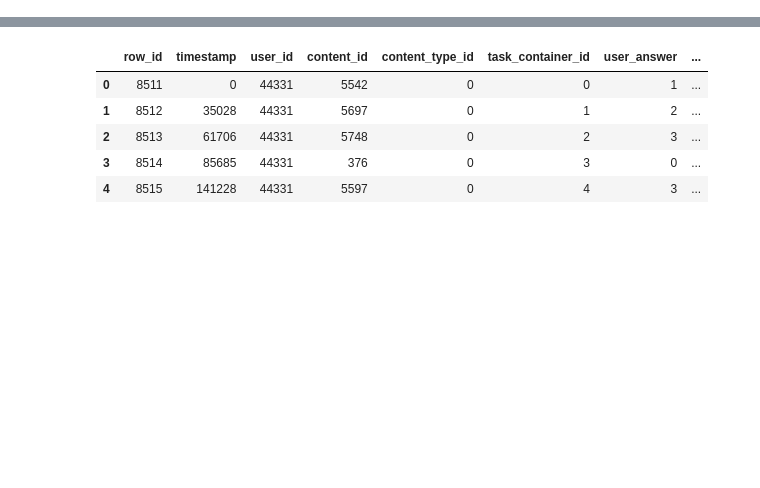
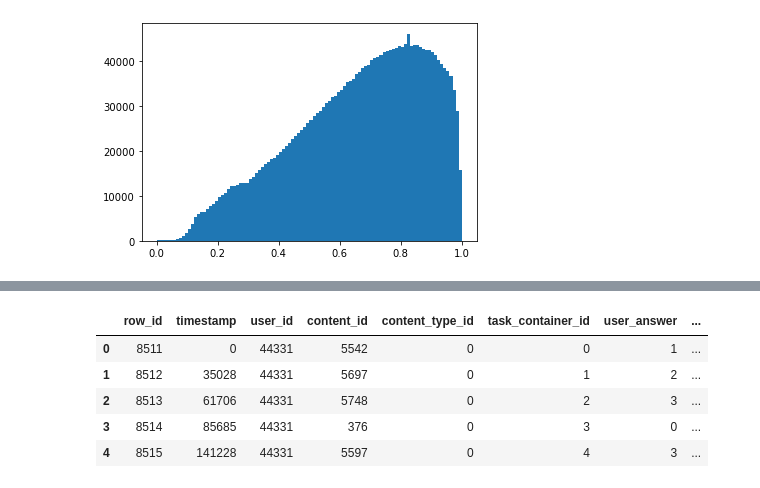
Before and after one commit to zakopuro/kaggle_Riiid, a Jupyter notebook: notebook/debug.ipynb, the cells around one changed output, grey strips where cells are left out. Saved outputs shown, nothing was run; the diff lists cells and outputs as text; code cells hidden in the pictures; blank space fills up the shorter version.

```diff
--- a/notebook/debug.ipynb
+++ b/notebook/debug.ipynb
@@ -15,0 +36,7 @@ import sys
+# %%
+valid = pd.read_feather('../data/oof/034_simple_lgb.feather')
+# %%
+plt.hist(valid['pred'],bins=100)
+plt.show()
+# %% [output]
+[figure, added]
```
Also changed, not shown: parts of 44 cells of this notebook, 9 other files.
